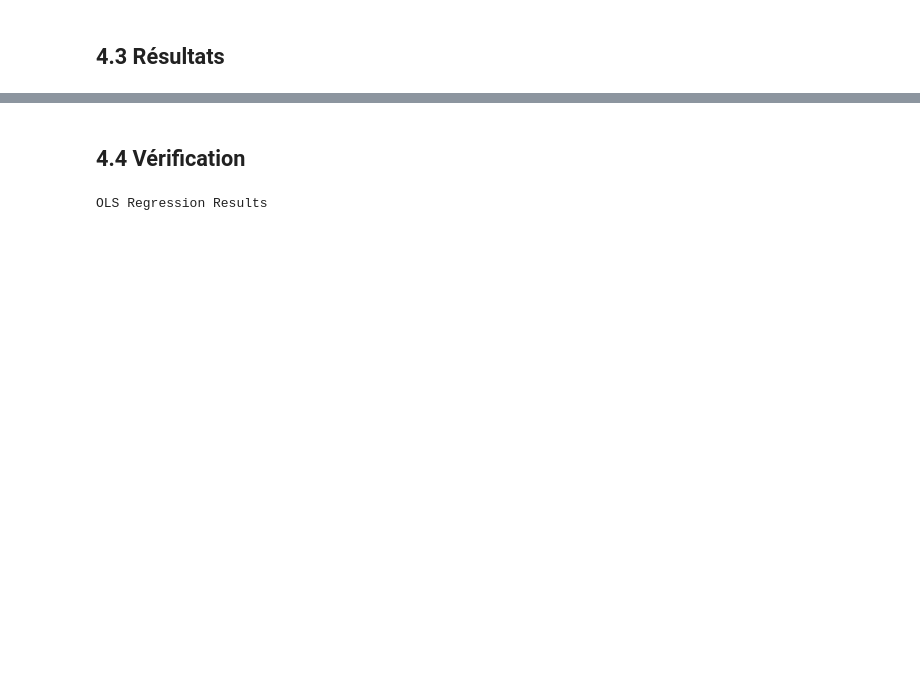
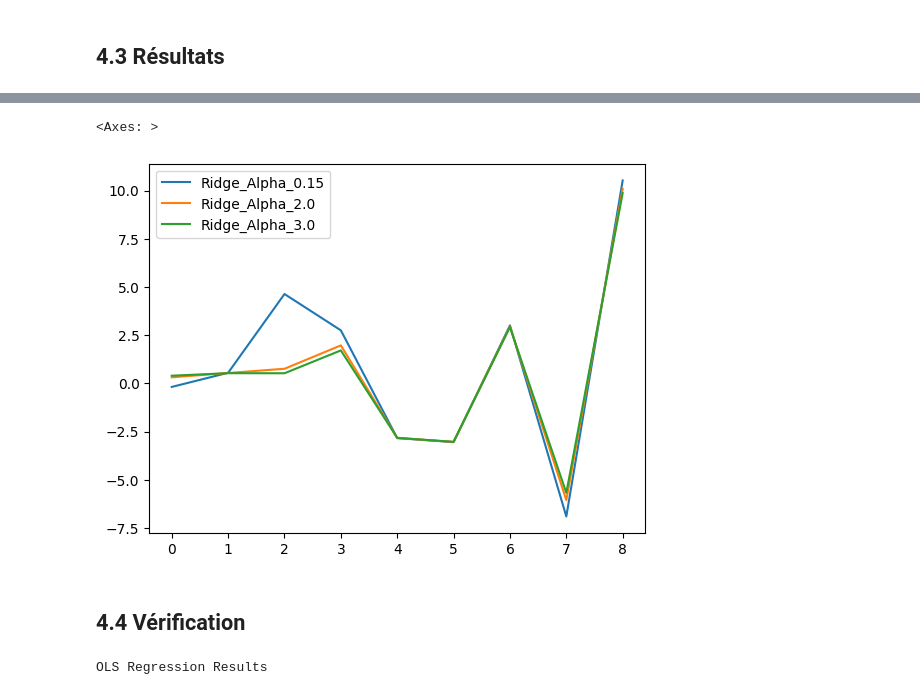
Before and after one commit to beng-one/Simulation-Ridge-Lasso-SRL, a Jupyter notebook: Simulation.ipynb, the cells around one changed output, grey strips where cells are left out. Saved outputs shown, nothing was run; the diff lists cells and outputs as text; code cells hidden in the pictures; blank space fills up the shorter version.

Commit message:
version 1.2 ~ ridge et lasso function

```diff
--- a/Simulation.ipynb
+++ b/Simulation.ipynb
@@ -271,0 +316,5 @@ array([ 0.56941667, -0.80642656,  4.84135191, -2.83129078, -2.81766562,
+# %%
+alpha_list = np.array([0.15, 2, 3])
+# %%
+Summary_ridge_coef = ridge_finetuning(Predictors=Predictors, Target=Target, Alpha_list=alpha_list, Intercept=True, Random_State_Seed=random_state_seed)
+Summary_ridge_coef
@@ -272,3 +332,8 @@ array([ 0.56941667, -0.80642656,  4.84135191, -2.83129078, -2.81766562,
+# %%
+Summary_ridge_coef.plot(kind='line')
+# %% [output]
+<Axes: >
+[figure, added]
 # %% [markdown]
 ## 4.4 Vérification
 # %%
```
Also changed, not shown: parts of 23 cells of this notebook, 6 other files.
